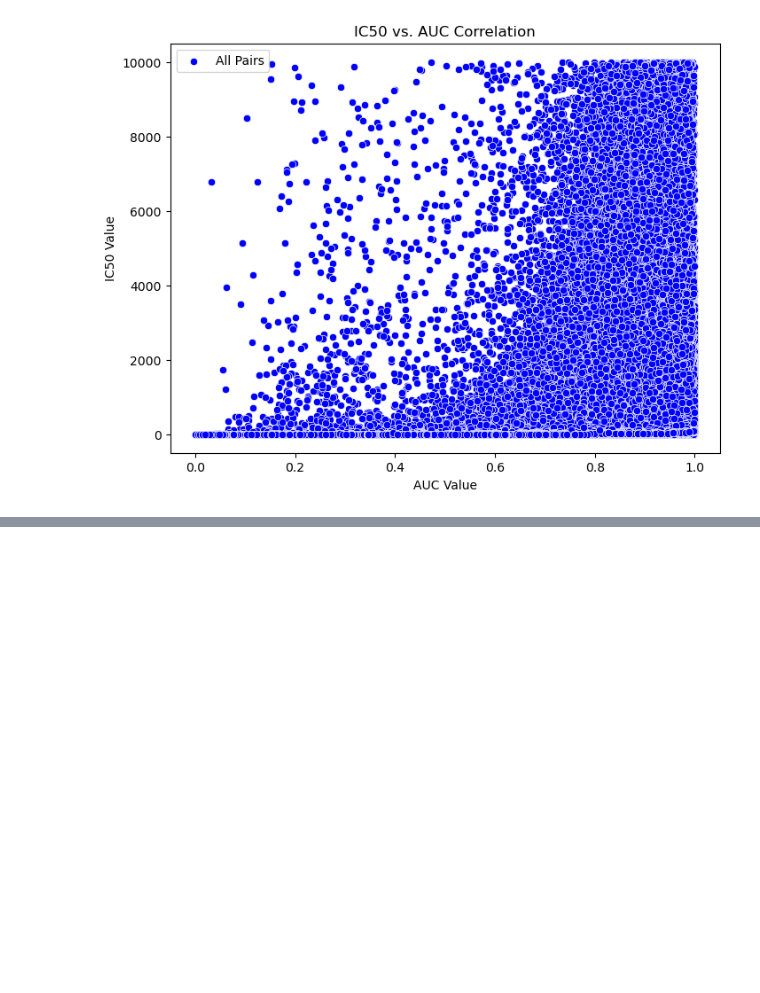
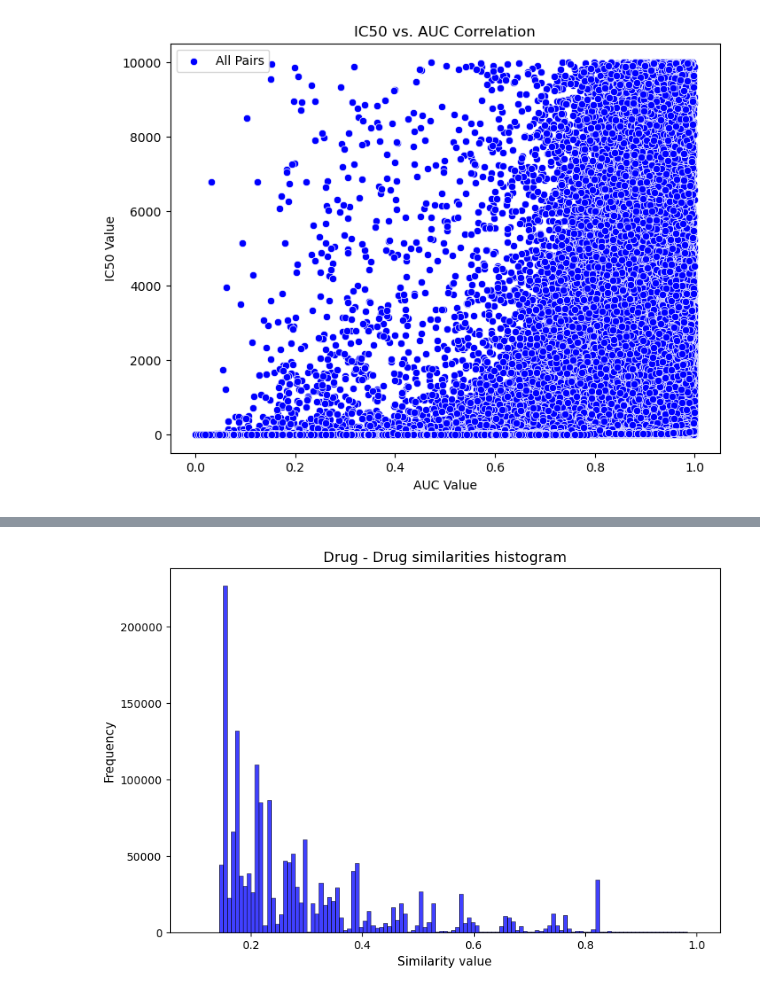
Before and after one commit to mmottaqii/KG-DrugDiscovery, a Jupyter notebook: scripts/kg_preprocessing.ipynb, the cells around one changed output, grey strips where cells are left out. Cells and saved outputs as stored; diff of their text form; code cells hidden in the pictures; blank space fills up the shorter version.

```diff
--- a/scripts/kg_preprocessing.ipynb
+++ b/scripts/kg_preprocessing.ipynb
@@ -1633,0 +1828,3 @@ plt.show()
+# %%
+df = pd.read_csv("/home/vmottaqi/kg/stitch/chemical_chemical_links/chemical_chemical.links.v5.0.tsv", sep="\t")
+df
@@ -1633,0 +1880,9 @@ plt.show()
+# %%
+# Code to Remove Rows Where textmining is 0 or NaN
+import numpy as np
+
+# Remove rows where textmining is 0 or NaN
+df_filtered = df[~(df["textmining"].isna() | (df["textmining"] == 0))]
+# df_filtered = df[~(df["textmining"].isna())]
+
+df_filtered
@@ -1633,0 +1903,3 @@ plt.show()
+# %%
+df_filtered['textmining'] = df_filtered['textmining'] * 0.001
+df_filtered
@@ -1633,0 +1925,20 @@ plt.show()
+# %%
+# Histogram of textmining Values
+
+import seaborn as sns
+import matplotlib.pyplot as plt
+
+# Create a histogram of textmining values
+plt.figure(figsize=(9, 6))
+sns.histplot(df_filtered["textmining"], bins=125, kde=False, color="blue")
+
+# Labels and title
+plt.xlabel("Similarity value", fontsize=11)
+plt.ylabel("Frequency", fontsize=11)
+plt.title("Drug - Drug similarities histogram", fontsize=13)
+
+plt.savefig('/home/vmottaqi/kg/stitch/figures/chem_chem_hist.png', dpi=1200, bbox_inches="tight")
+# Show the plot
+plt.show()
+# %% [output]
+[figure, added]
```
Also changed, not shown: parts of 62 cells of this notebook.
